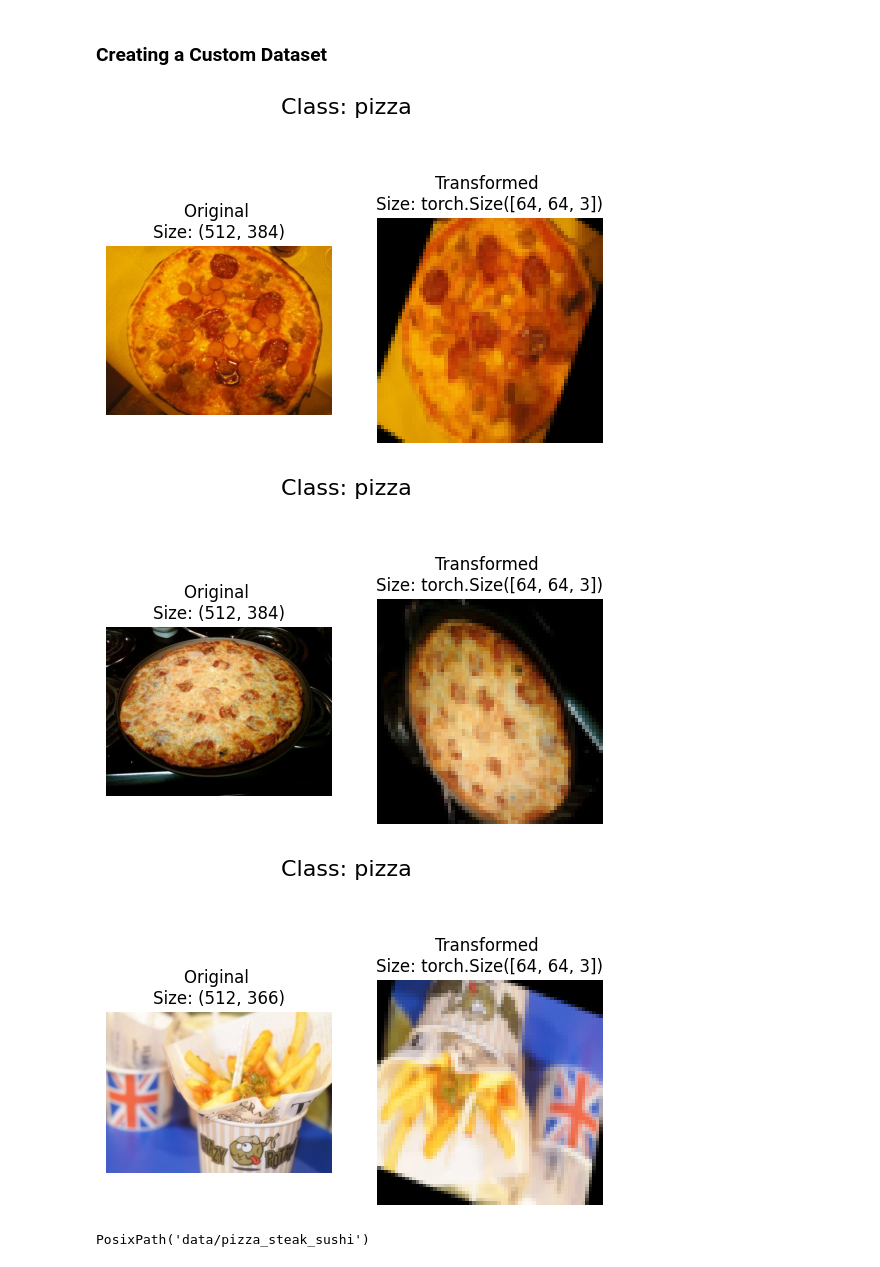
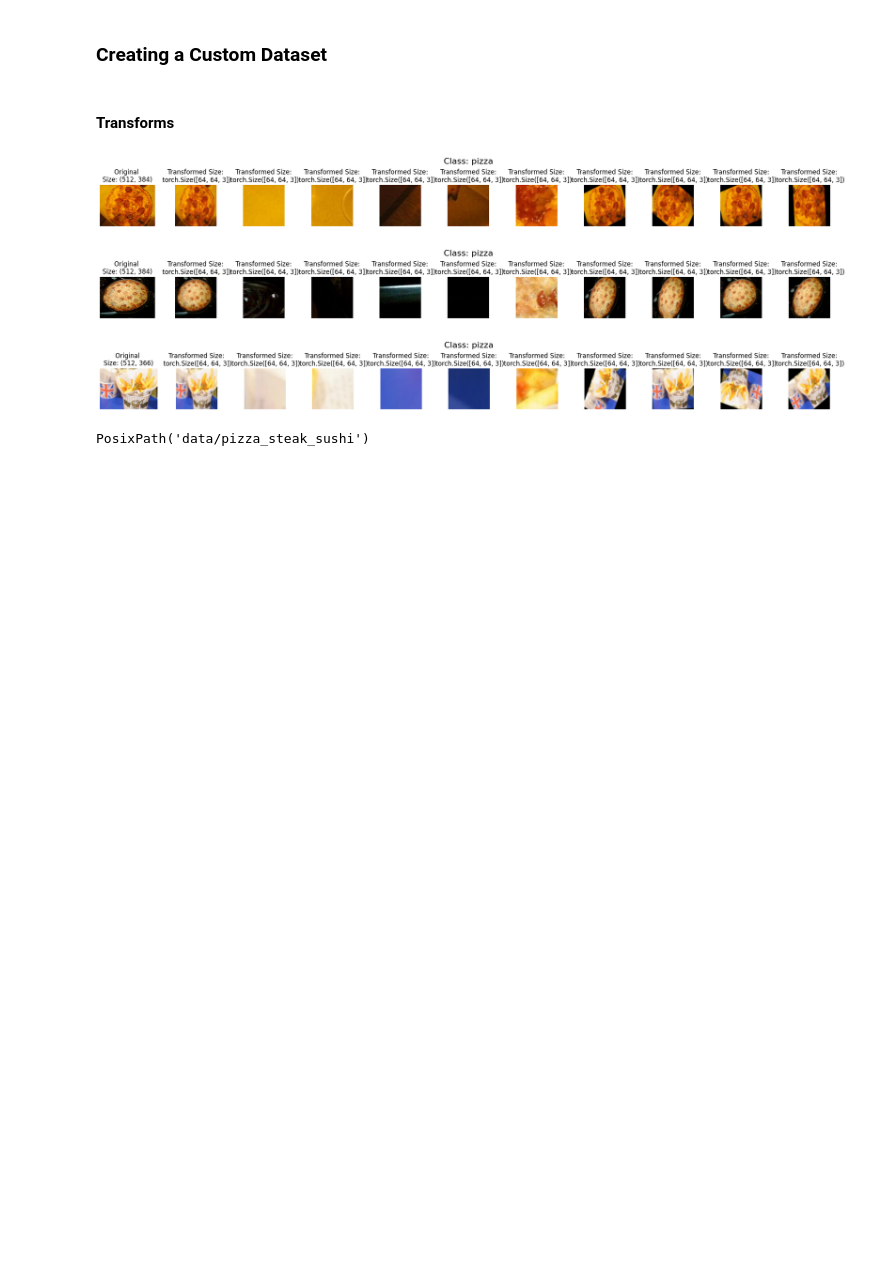
Before and after one commit to ialvata/pytorch_exploration, a Jupyter notebook: 04_pytorch.ipynb, the cells around one changed output. Cells and saved outputs as stored; diff of their text form; code cells hidden in the pictures; blank space fills up the shorter version.

```diff
--- a/04_pytorch.ipynb
+++ b/04_pytorch.ipynb
@@ -84,3 +85,5 @@ from torchvision import datasets, transforms
+# %% [markdown]
+#### Transforms
 # %%
 # Write transform for image
 data_transform = transforms.Compose([
@@ -94,6 +103,5 @@ data_transform = transforms.Compose([
 # %%
-# Write transform for image
-data_transform_2 = transforms.Compose([
+data_transform_experimental = transforms.Compose([
     transforms.Lambda(
         lambda
             image: (
@@ -138,32 +146,38 @@ def plot_transformed_images(image_path: str | Path, transform,
         random_image_paths = random.sample(possible_images, k=n)
         for image in random_image_paths:
             with Image.open(image) as f:
-                fig, ax = plt.subplots(1, 2)
-                ax[0].imshow(f)
-                ax[0].set_title(f"Original \nSize: {f.size}")
-                ax[0].axis("off")
                 # Transform and plot image
                 # Note: permute() will change shape of image to suit matplotlib
                 # (PyTorch default is [C, H, W] but Matplotlib is [H, W, C])
                 transformed_images = [trans_image.permute(1, 2, 0)
                                       for trans_image in  transform(f)]
-                for trans_image in transformed_images:
-                    ax[1].imshow(trans_image)
-                    ax[1].set_title(f"Transformed \nSize: {trans_image.shape}")
-                    ax[1].axis("off")
-                    fig.suptitle(f"Class: {image.parent.stem}", fontsize=16)
+                fig, ax = plt.subplots(1, len(transformed_images)+1, figsize=(20, 2))
+                ax[0].imshow(f)
+                ax[0].set_title(f"Original \nSize: {f.size}")
+                ax[0].axis("off")
+                # trans_image = transform(f).permute(1, 2, 0)
+                for i,trans_image in enumerate(transformed_images, start=1):
+                    ax[i].imshow(trans_image)
+                    ax[i].axis("off")
+                    ax[i].set_title(f"Transformed Size:\n {trans_image.shape}")
+                fig.suptitle(f"Class: {image.parent.stem}", fontsize=16)
+                # Adjust layout to prevent clipping of titles
+                plt.tight_layout()
+
+                # Show the plots
+                plt.show()
     else:
         raise Exception(
             f"The directory {image_path} has no images with extension {file_extension}"
         )
 # %%
 plot_transformed_images(image_path/"train"/"pizza",
-                        transform=data_transform_2,
+                        transform=data_transform_experimental,
                         n=3)
 # %% [output]
-[figure, old version]
+[figure, new version]
-[figure, old version]
+[figure, new version]
-[figure, old version]
+[figure, new version]
 # %%
 image_path
 # %% [output]
```
Also changed, not shown: parts of 31 cells of this notebook, 1 other file.
